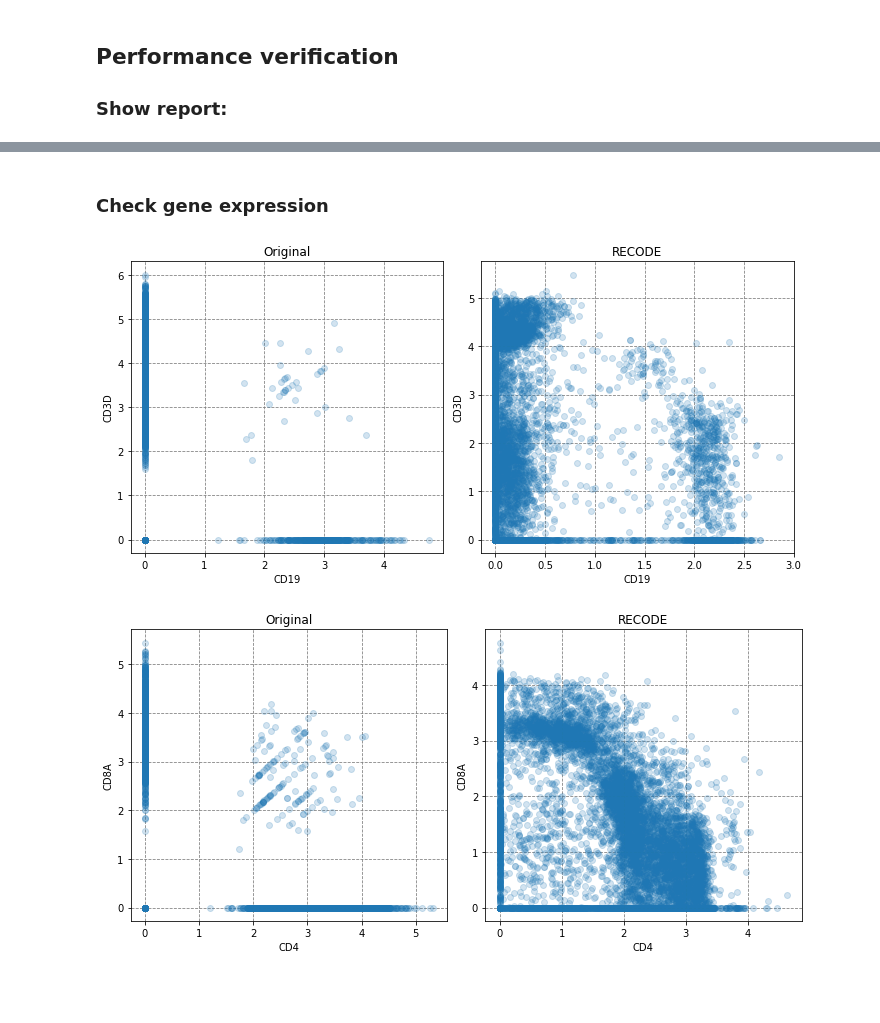
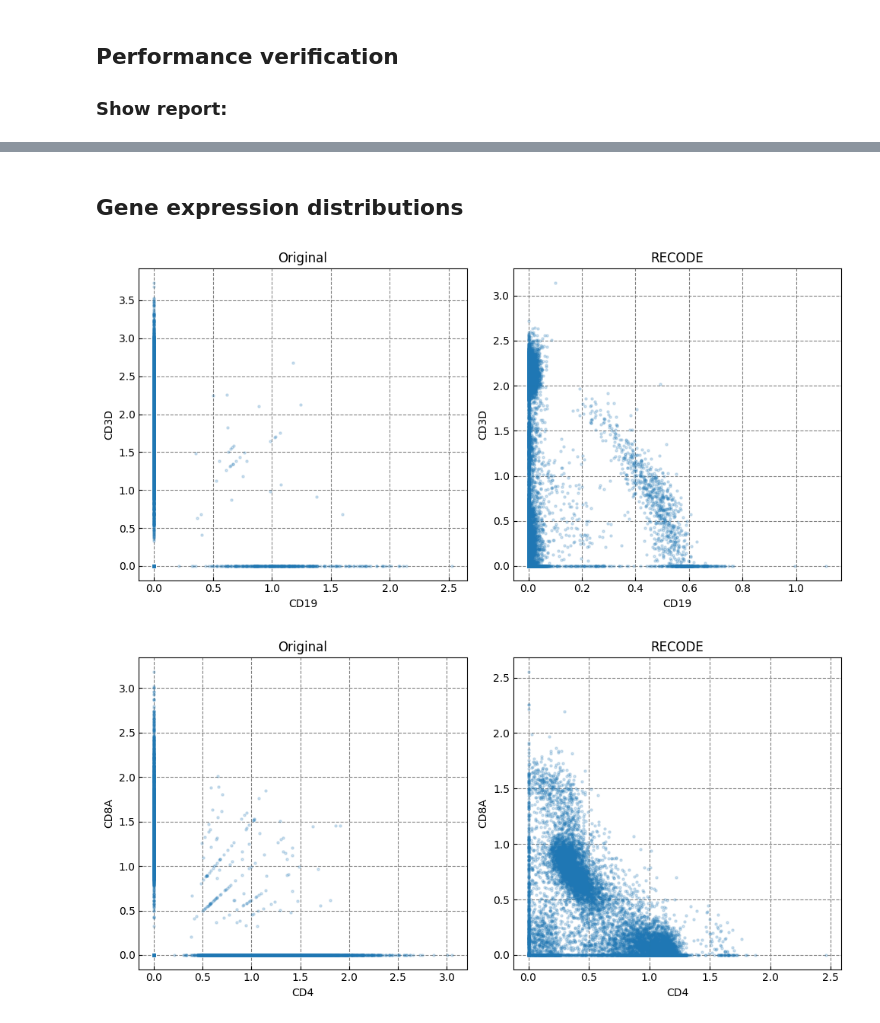
Before and after one commit to yusuke-imoto-lab/RECODE, a Jupyter notebook: python/sphinx/Tutorials/Tutorial_RNA.ipynb, the cells around one changed output, grey strips where cells are left out. Saved outputs shown, nothing was run; the diff lists cells and outputs as text; code cells hidden in the pictures; blank space fills up the shorter version.

```diff
--- a/python/sphinx/Tutorials/Tutorial_RNA.ipynb
+++ b/python/sphinx/Tutorials/Tutorial_RNA.ipynb
@@ -48,0 +49,4 @@ recode.report()
+# %%
+import numpy as np
+import scanpy as sc
+adata.layers["Raw"] = adata.X.toarray()
@@ -48,0 +55,4 @@ recode.report()
+# %%
+adata.X = adata.layers["RECODE"]
+sc.pp.normalize_total(adata, target_sum=1e4)
+sc.pp.log1p(adata)
@@ -48,0 +96,7 @@ recode.report()
+# %%
+marker_genes = list(adata.uns['rank_genes_groups']['names'][0]) # The top marker genes for each cluster
+# %%
+adata.var_names_make_unique()
+n_cols = 4
+for i in range(0, len(marker_genes),n_cols):
+    sc.pl.violin(adata, marker_genes[i:i+n_cols], groupby='leiden')
@@ -49,27 +109,30 @@ recode.report()
 # %% [markdown]
-### Check gene expression
+## Gene expression distributions
 # %%
 import matplotlib.pyplot as plt
 
 
-size_factor = 1e5
+size_factor = 1e4
 alpha = 0.2
-plot_data = [np.log(size_factor*adata.X.toarray().T/np.sum(adata.X.toarray(),axis=1)+1).T,
-            np.log(size_factor*adata.obsm['RECODE'].T/np.sum(adata.obsm['RECODE'],axis=1)+1).T]
+ps = 5
+# plot_data = [np.log(size_factor*adata.layers['Raw'].T/np.sum(adata.layers['Raw'],axis=1)+1).T,
+#             np.log(size_factor*adata.layers['RECODE'].T/np.sum(adata.layers['RECODE'],axis=1)+1).T]
+plot_data = [np.log(size_factor*adata.layers['Raw'].T/np.sum(adata.layers['Raw'],axis=1)+1).T,
+            adata.X]
 names = ['Original','RECODE']
 
 def plot_scatter(plot_data,names,genes):
     n_ax = len(plot_data)
     fig,ax = plt.subplots(1,n_ax,figsize=(5*n_ax,5),tight_layout=True)
     for i in range(n_ax):
-        ax[i].scatter(plot_data[i][:,adata.var.index==genes[0]], plot_data[i][:,adata.var.index==genes[1]], alpha=alpha,zorder=10)
+        ax[i].scatter(plot_data[i][:,adata.var.index==genes[0]], plot_data[i][:,adata.var.index==genes[1]], alpha=alpha,zorder=10,s=ps)
         ax[i].set_xlabel(genes[0])
         ax[i].set_ylabel(genes[1])
         ax[i].set_title(names[i])
         ax[i].grid(ls='--',color='gray',zorder=0)
 
 plot_scatter(plot_data,names,genes = ['CD19','CD3D'])
 plot_scatter(plot_data,names,genes = ['CD4','CD8A'])
 # %% [output]
-[figure, old version]
+[figure, new version]
-[figure, old version]
+[figure, new version]
```
Also changed, not shown: parts of 20 cells of this notebook.
